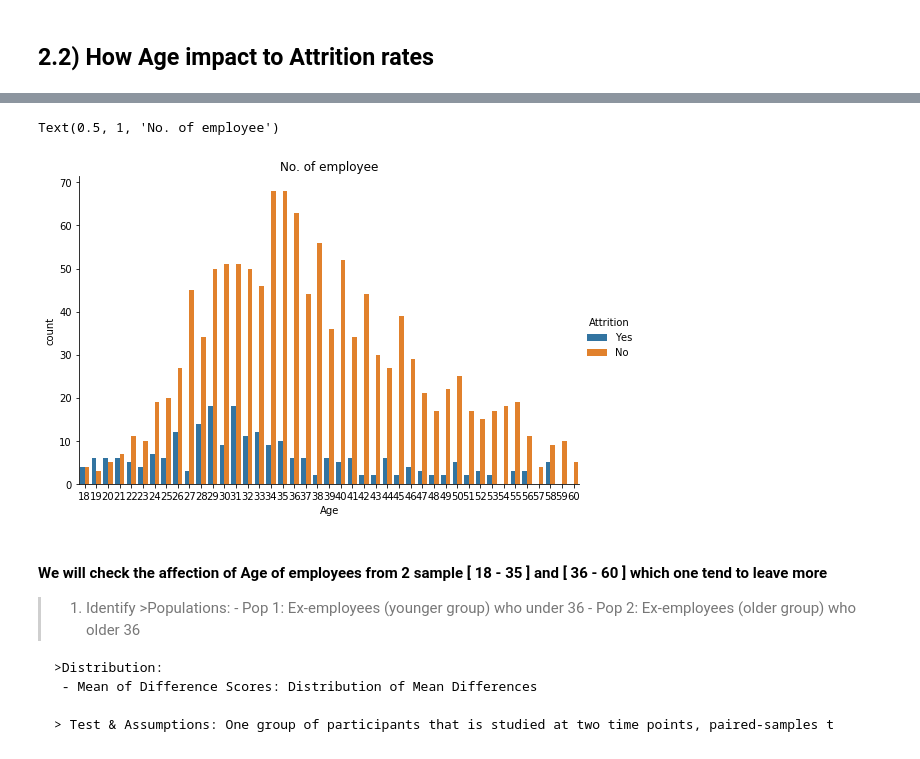
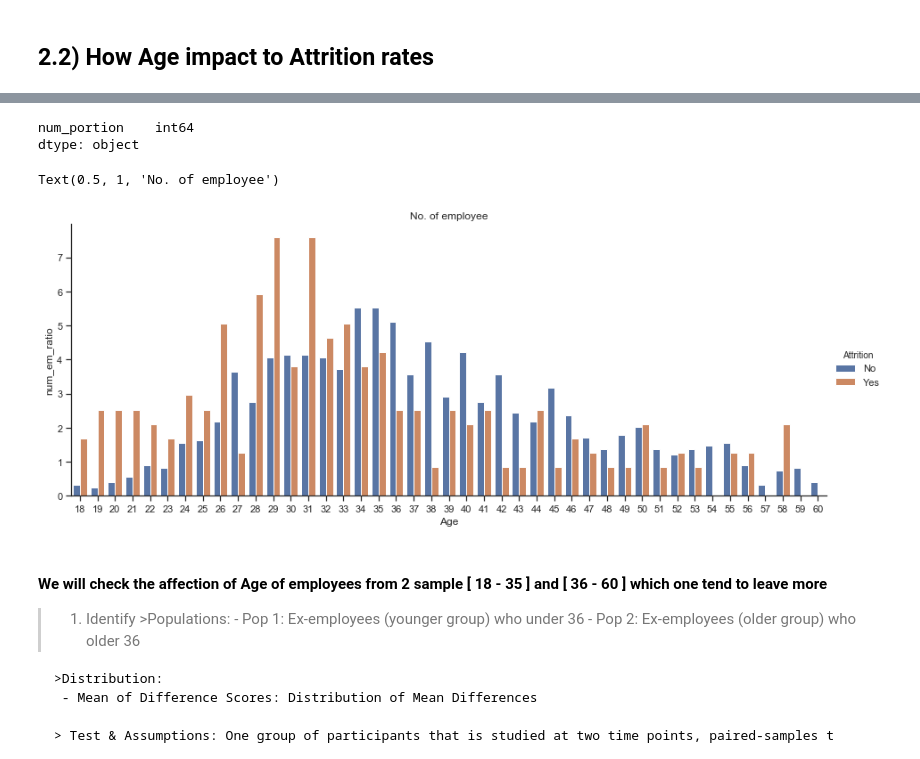
Before and after one commit to uml4/machine_learning_course, a Jupyter notebook: Assignment 2/Analytic _report.ipynb, the cells around one changed output, grey strips where cells are left out. Cells and saved outputs as stored; diff of their text form; code cells hidden in the pictures.

Commit message:
convert amount of employees to ratio

```diff
--- a/Assignment 2/Analytic _report.ipynb
+++ b/Assignment 2/Analytic _report.ipynb
@@ -222,0 +237,7 @@ plt.show()
+# %%
+
+data_by_attrition_age = data.groupby(['Attrition' , 'Age']).Age.agg('count').to_frame('num_emp').reset_index()
+data_by_attrition = data.groupby(['Attrition']).Age.agg('count').to_frame('num_emp').reset_index()
+data_2_2 = data_by_attrition_age.merge(data_by_attrition, left_on='Attrition', right_on ='Attrition', how = 'left')
+data_2_2['num_em_ratio'] = 100*(data_2_2['num_emp_x']/data_2_2['num_emp_y'])
+data_2_2.head()
@@ -223,12 +251,17 @@ plt.show()
+# %%
+data_by_attrition.dtypes
+# %% [output]
+num_portion    int64
+dtype: object
 # %%
-
 # sns.countplot(x='Age',data = data, hue='Attrition',size=10,aspect=3)
-sns.factorplot(data=data,kind='count',size=5,aspect=1.5,x='Age', hue='Attrition')
+# sns.factorplot(data=data, x='Age',kind='count',size=5,aspect=1.5, hue='Attrition' )
+sns.factorplot(data=data_2_2, x='Age', y='num_em_ratio',kind='bar',size=5,aspect=2.5, hue='Attrition' )
 # plt.xticks(rotation=90)
 plt.title("No. of employee")
 # %% [output]
 Text(0.5, 1, 'No. of employee')
-[figure, old version]
+[figure, new version]
 # %% [markdown]
 #### We will check the affection of Age of employees from 2 sample [ 18 - 35 ] and [ 36 - 60 ]   which one tend to leave more
 
```
Also changed, not shown: parts of 9 cells of this notebook.
